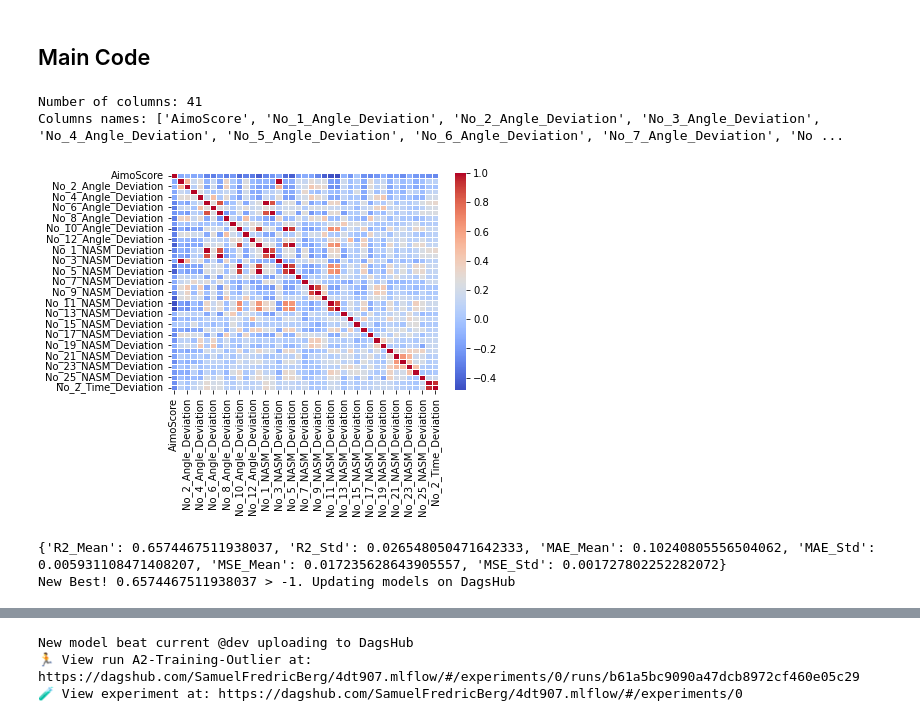
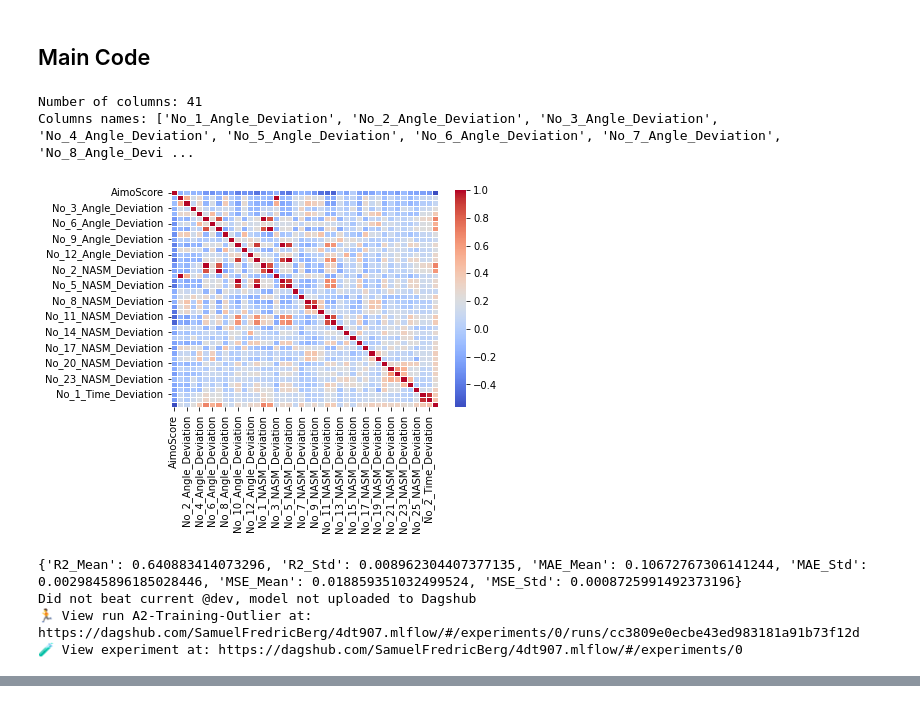
Before and after one commit to sb224sc-HT22-VT27/4dt907, a Jupyter notebook: src/ml-research/a2/a2.ipynb, the cells around one changed output, grey strips where cells are left out. Cells and saved outputs as stored; diff of their text form; code cells hidden in the pictures.

```diff
--- a/src/ml-research/a2/a2.ipynb
+++ b/src/ml-research/a2/a2.ipynb
@@ -37,7 +37,8 @@ config = {
     "test_size": 0.2,
     "n_folds": 5,
     "shuffle": True,
-    "variant": "Remove outliers with cooks/Removing dupes"
+    "variant": "Remove outliers/Removing dupes",
+    "threshold_multiplier": 3
 }
 
 data_path = "../../data/AimoScore_WeakLink_big_scores_A2.csv"
@@ -64,9 +65,9 @@ def remove_outliers_cooks(X, y):
     X_const = sm.add_constant(X)
     influence = sm.OLS(y, X_const).fit().get_influence()
     cooks_d = influence.cooks_distance[0]
-    threshold = 4 / len(X)
+    threshold = config["threshold_multiplier"] / len(X)
     mask = cooks_d < threshold
-    return X[mask], y[mask]
+    return mask
 # %% [markdown]
 # Training
 # %%
@@ -87,10 +88,10 @@ def fitReg(X, y):
 ## Main Code
 # %%
 df_cleaned = preprocessing(df)
-df_cleaned = df_cleaned.reset_index()
 
 
 df_names = df_cleaned.columns.tolist()
+df_cleaned = df_cleaned.reset_index()
 print(f"Number of columns: {len(df_names)}")
 print(f"Columns names: {df_names}")
 
@@ -110,41 +111,45 @@ with mlflow.start_run(run_name="A2-Training-Outlier") as run:
     y = df_cleaned["AimoScore"]
     X = df_cleaned.drop("AimoScore", axis=1)
 
-    X_clean, y_clean = remove_outliers_cooks(X, y)
+    mask = remove_outliers_cooks(X, y)
+    X_clean = X[mask]
+    y_clean = y[mask]
 
     model, y_pred, y_test = fitReg(X_clean, y_clean)
 
     # 1. R-Squared (The Accuracy)
     # How much of the variance in AimoScore(Expert score) does your model explain?
     r2_scores = cross_val_score(model, X_clean, y_clean, cv=kf, scoring="r2")
     # 2. Mean Absolute Error (MAE)
     # On average, how many points off is your prediction?
     mae_scores = -cross_val_score(model, X_clean, y_clean, cv=kf, scoring="neg_mean_absolute_error")
     # 3. Mean Squared Error (MSE)
     mse_scores = -cross_val_score(model, X_clean, y_clean, cv=kf, scoring="neg_mean_squared_error")
     results = {
         "R2_Mean": r2_scores.mean(),
         "R2_Std": r2_scores.std(),
         "MAE_Mean": mae_scores.mean(),
         "MAE_Std": mae_scores.std(),
         "MSE_Mean": mse_scores.mean(),
         "MSE_Std": mse_scores.std(),
     }
     print(results)
     mlflow.log_metrics(results)
 
     mlflow.log_artifact("heatmap.png")
 
     if utils.auto_check_challenger(run.info.run_id, metric_name="R2_Mean"):
          mlflow.sklearn.log_model(model, "model", registered_model_name="Project_Model")
          latest_v = utils.client.get_latest_versions("Project_Model")[0].version
          utils.client.set_registered_model_alias("Project_Model", "dev", latest_v)
          print("New model beat current @dev uploading to DagsHub")
     else:
          print("Did not beat current @dev, model not uploaded to Dagshub")
 # %% [output]
 Number of columns: 41
-Columns names: ['AimoScore', 'No_1_Angle_Deviation', 'No_2_Angle_Deviation', 'No_3_Angle_Deviation', 'No_4_Angle_Deviation', 'No_5_Angle_Deviation', 'No_6_Angle_Deviation', 'No_7_Angle_Deviation', 'No ...
+Columns names: ['No_1_Angle_Deviation', 'No_2_Angle_Deviation', 'No_3_Angle_Deviation', 'No_4_Angle_Deviation', 'No_5_Angle_Deviation', 'No_6_Angle_Deviation', 'No_7_Angle_Deviation', 'No_8_Angle_Devi ...
-[figure, old version]
+[figure, new version]
-{'R2_Mean': 0.6574467511938037, 'R2_Std': 0.026548050471642333, 'MAE_Mean': 0.10240805556504062, 'MAE_Std': 0.005931108471408207, 'MSE_Mean': 0.017235628643905557, 'MSE_Std': 0.001727802252282072}
-New Best! 0.6574467511938037 > -1. Updating models on DagsHub
+{'R2_Mean': 0.640883414073296, 'R2_Std': 0.008962304407377135, 'MAE_Mean': 0.10672767306141244, 'MAE_Std': 0.0029845896185028446, 'MSE_Mean': 0.018859351032499524, 'MSE_Std': 0.0008725991492373196}
+Did not beat current @dev, model not uploaded to Dagshub
+🏃 View run A2-Training-Outlier at: https://dagshub.com/SamuelFredricBerg/4dt907.mlflow/#/experiments/0/runs/cc3809e0ecbe43ed983181a91b73f12d
+🧪 View experiment at: https://dagshub.com/SamuelFredricBerg/4dt907.mlflow/#/experiments/0
@@ -157,3 +155,0 @@ Created version '11' of model 'Project_Model'.
-New model beat current @dev uploading to DagsHub
-🏃 View run A2-Training-Outlier at: https://dagshub.com/SamuelFredricBerg/4dt907.mlflow/#/experiments/0/runs/b61a5bc9090a47dcb8972cf460e05c29
-🧪 View experiment at: https://dagshub.com/SamuelFredricBerg/4dt907.mlflow/#/experiments/0
```
Also changed, not shown: parts of 1 cell of this notebook.
